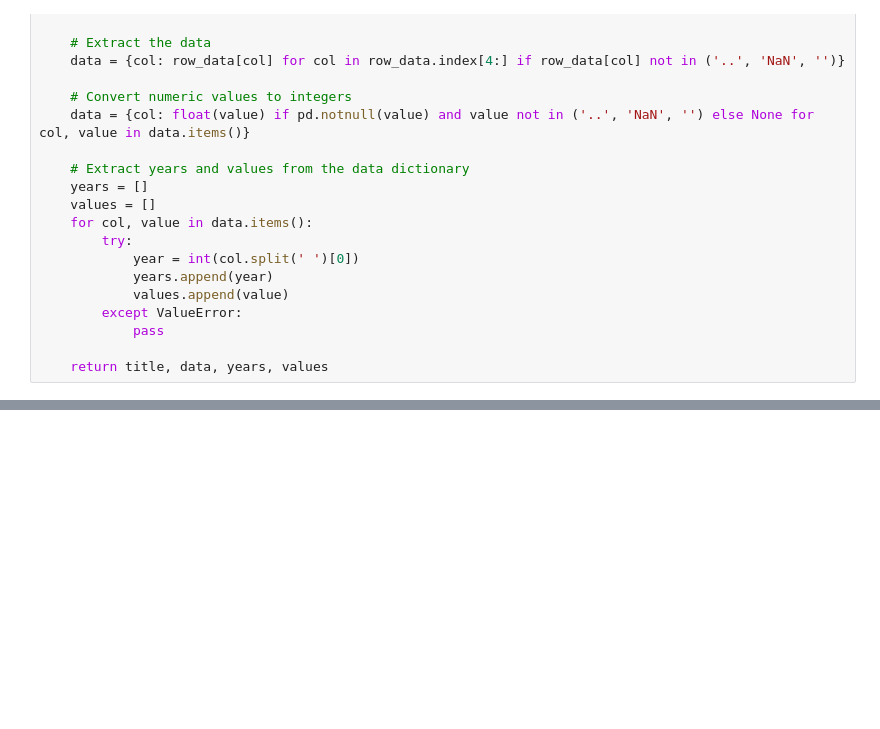
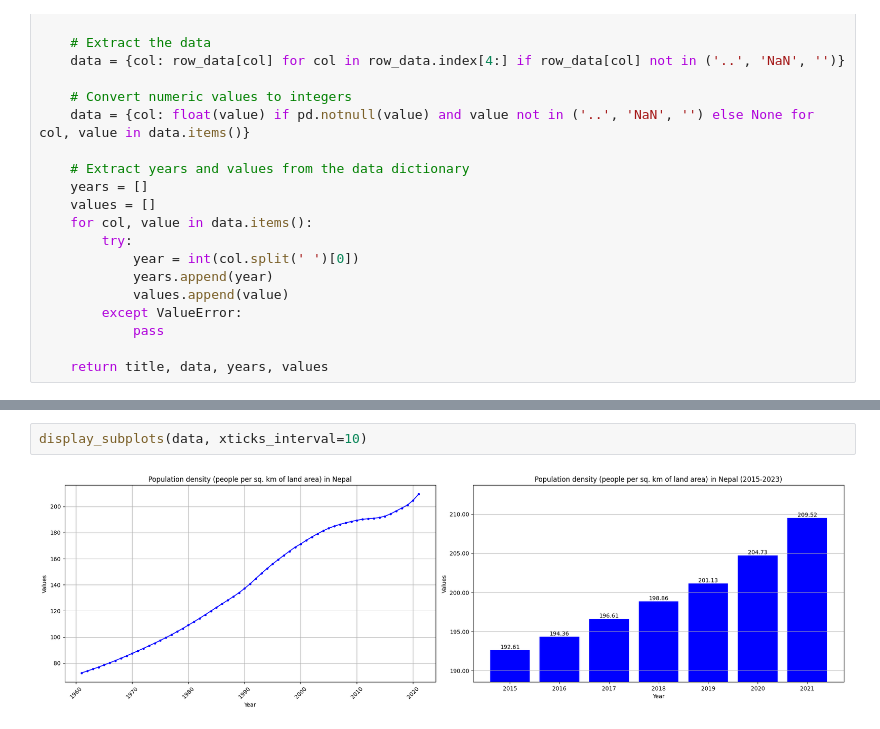
Before and after one commit to Rk-Pudasaini/Nepal-Data-Insights, a Jupyter notebook: Demographic_Study_of_Nepal.ipynb, the cells around one changed output, grey strips where cells are left out. Cells and saved outputs as stored; diff of their text form; blank space fills up the shorter version.

```diff
--- a/Demographic_Study_of_Nepal.ipynb
+++ b/Demographic_Study_of_Nepal.ipynb
@@ -81,0 +241,4 @@ plot_data(years, values, title)
+# %%
+display_subplots(data, xticks_interval=10)
+# %% [output]
+[figure, added]
```
Also changed, not shown: parts of 12 cells of this notebook.
